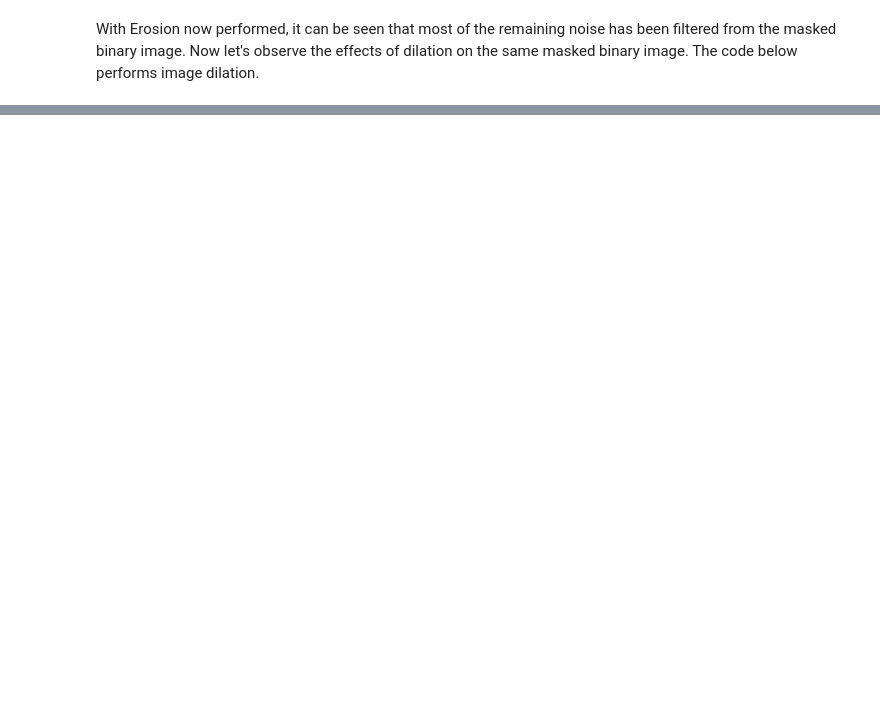
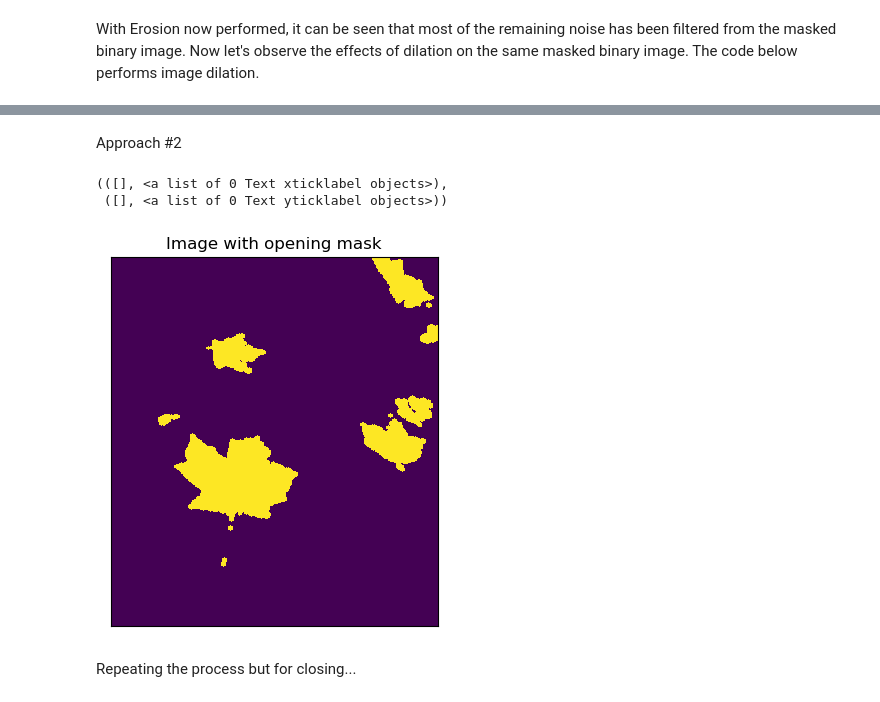
Before and after one commit to Neelxm10/cv-lab3, a Jupyter notebook: cv-lab3.ipynb, the cells around one changed output, grey strips where cells are left out. Cells and saved outputs as stored; diff of their text form; code cells hidden in the pictures; blank space fills up the shorter version.

```diff
--- a/cv-lab3.ipynb
+++ b/cv-lab3.ipynb
@@ -100,0 +131,12 @@ plt.xticks([]), plt.yticks([])
+# %% [markdown]
+Approach #2
+# %%
+opening_auto = cv2.morphologyEx(mask, cv2.MORPH_OPEN, disc)
+plt.imshow(opening_auto), plt.title("Image with opening mask")
+plt.xticks([]), plt.yticks([])
+# %% [output]
+(([], <a list of 0 Text xticklabel objects>),
+ ([], <a list of 0 Text yticklabel objects>))
+[figure, added]
+# %% [markdown]
+Repeating the process but for closing...
```
Also changed, not shown: parts of 11 cells of this notebook.
